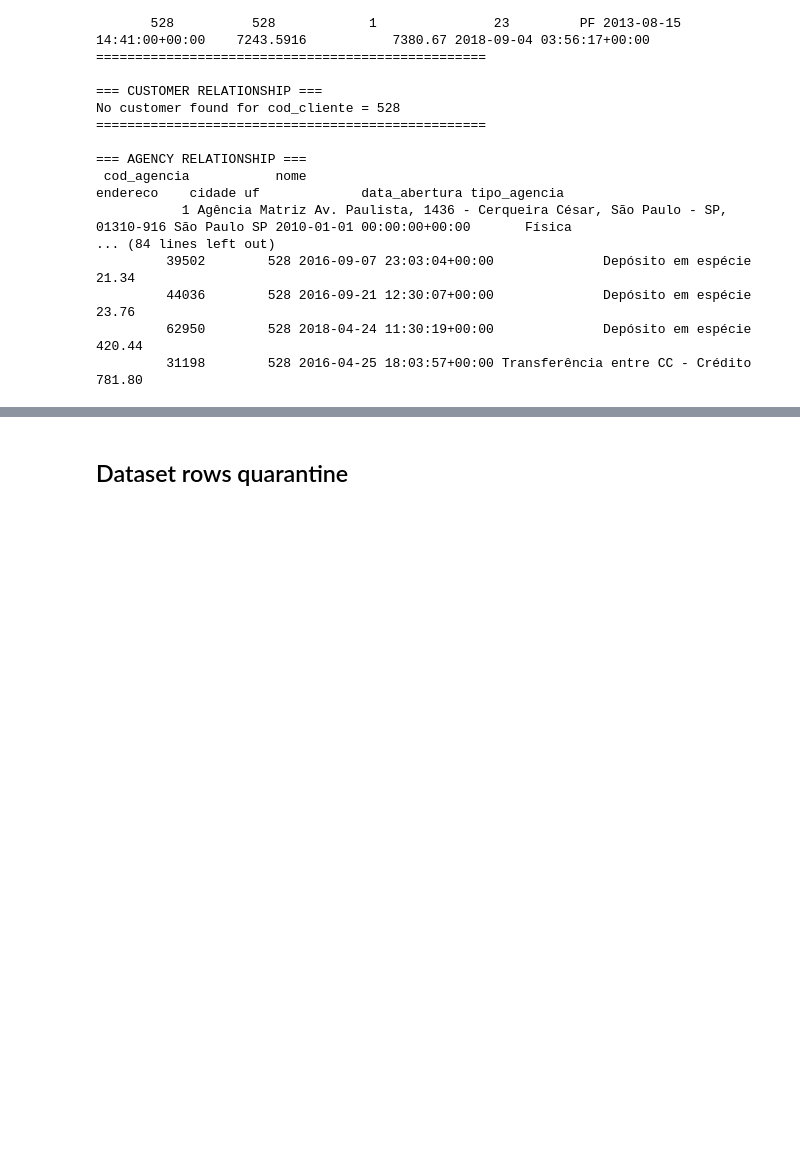
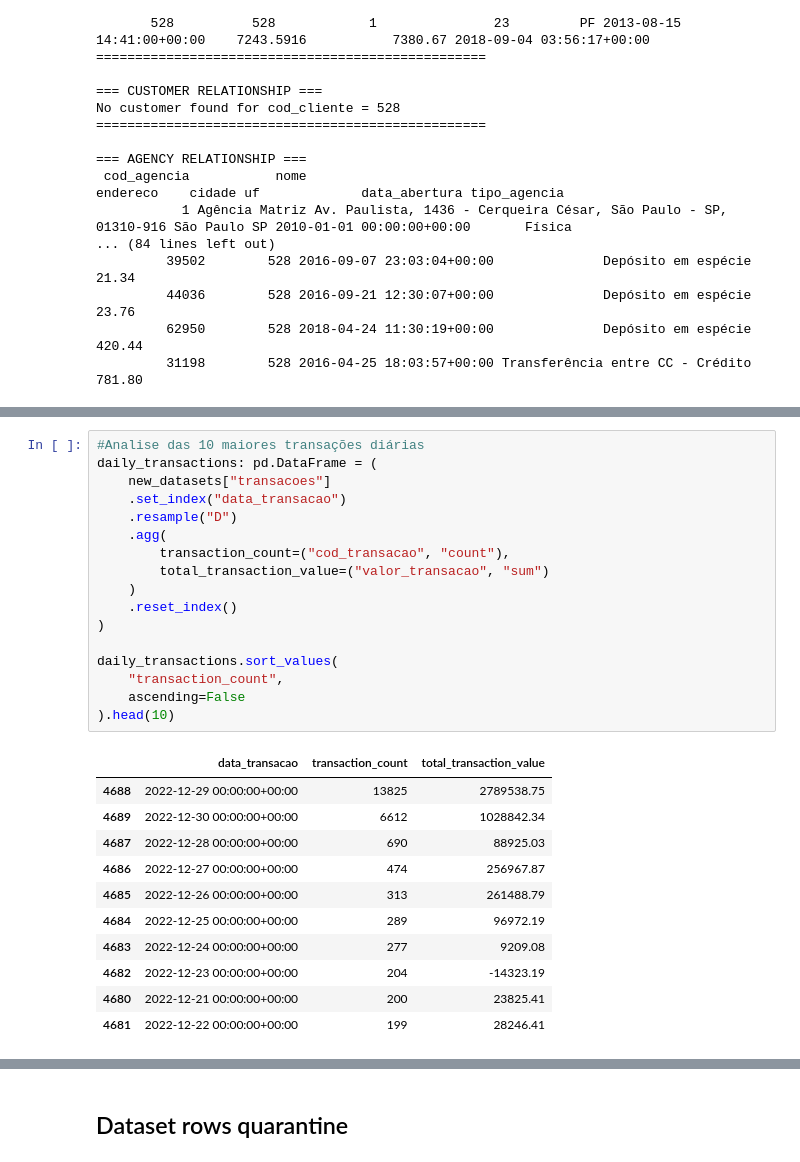
Before and after one commit to luiz-ed-ferreira/Project_BanvicDataAnalytics, a Jupyter notebook: main_analyses.ipynb, the cells around one changed output, grey strips where cells are left out. Drawn from its saved outputs; the diff is of its cells as text; blank space fills up the shorter version.

```diff
--- a/main_analyses.ipynb
+++ b/main_analyses.ipynb
@@ -555,0 +601,29 @@ No customer found for cod_cliente = 528
+# %%
+#Analise das 10 maiores transações diárias
+daily_transactions: pd.DataFrame = (
+    new_datasets["transacoes"]
+    .set_index("data_transacao")
+    .resample("D")
+    .agg(
+        transaction_count=("cod_transacao", "count"),
+        total_transaction_value=("valor_transacao", "sum")
+    )
+    .reset_index()
+)
+
+daily_transactions.sort_values(
+    "transaction_count",
+    ascending=False
+).head(10)
+# %% [output]
+|  | data_transacao | transaction_count | total_transaction_value |
+| 4688 | 2022-12-29 00:00:00+00:00 | 13825 | 2789538.75 |
+| 4689 | 2022-12-30 00:00:00+00:00 | 6612 | 1028842.34 |
+| 4687 | 2022-12-28 00:00:00+00:00 | 690 | 88925.03 |
+| 4686 | 2022-12-27 00:00:00+00:00 | 474 | 256967.87 |
+| 4685 | 2022-12-26 00:00:00+00:00 | 313 | 261488.79 |
+| 4684 | 2022-12-25 00:00:00+00:00 | 289 | 96972.19 |
+| 4683 | 2022-12-24 00:00:00+00:00 | 277 | 9209.08 |
+| 4682 | 2022-12-23 00:00:00+00:00 | 204 | -14323.19 |
+| 4680 | 2022-12-21 00:00:00+00:00 | 200 | 23825.41 |
+| 4681 | 2022-12-22 00:00:00+00:00 | 199 | 28246.41 |
```
Also changed, not shown: parts of 13 cells of this notebook, 2 other files.
